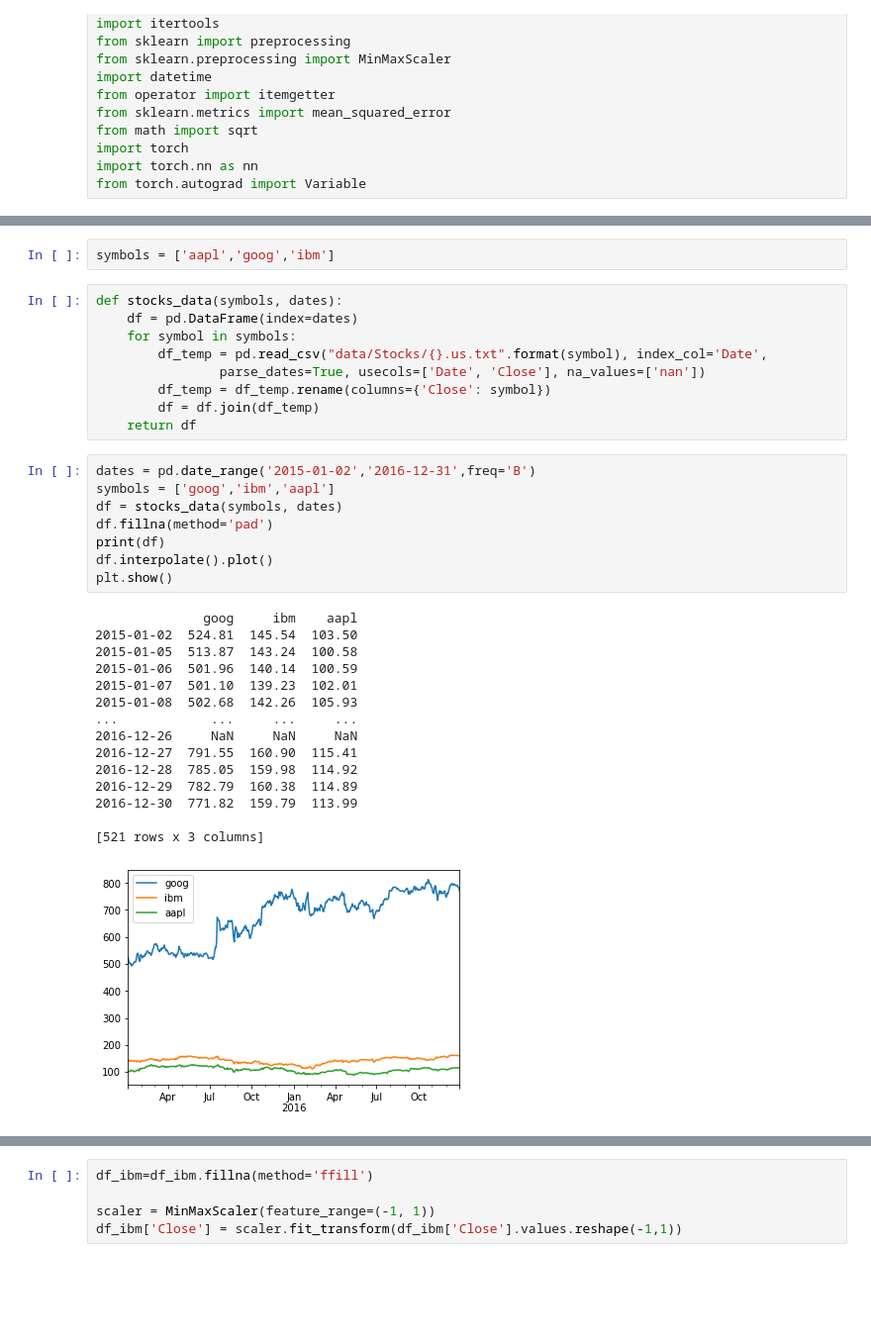
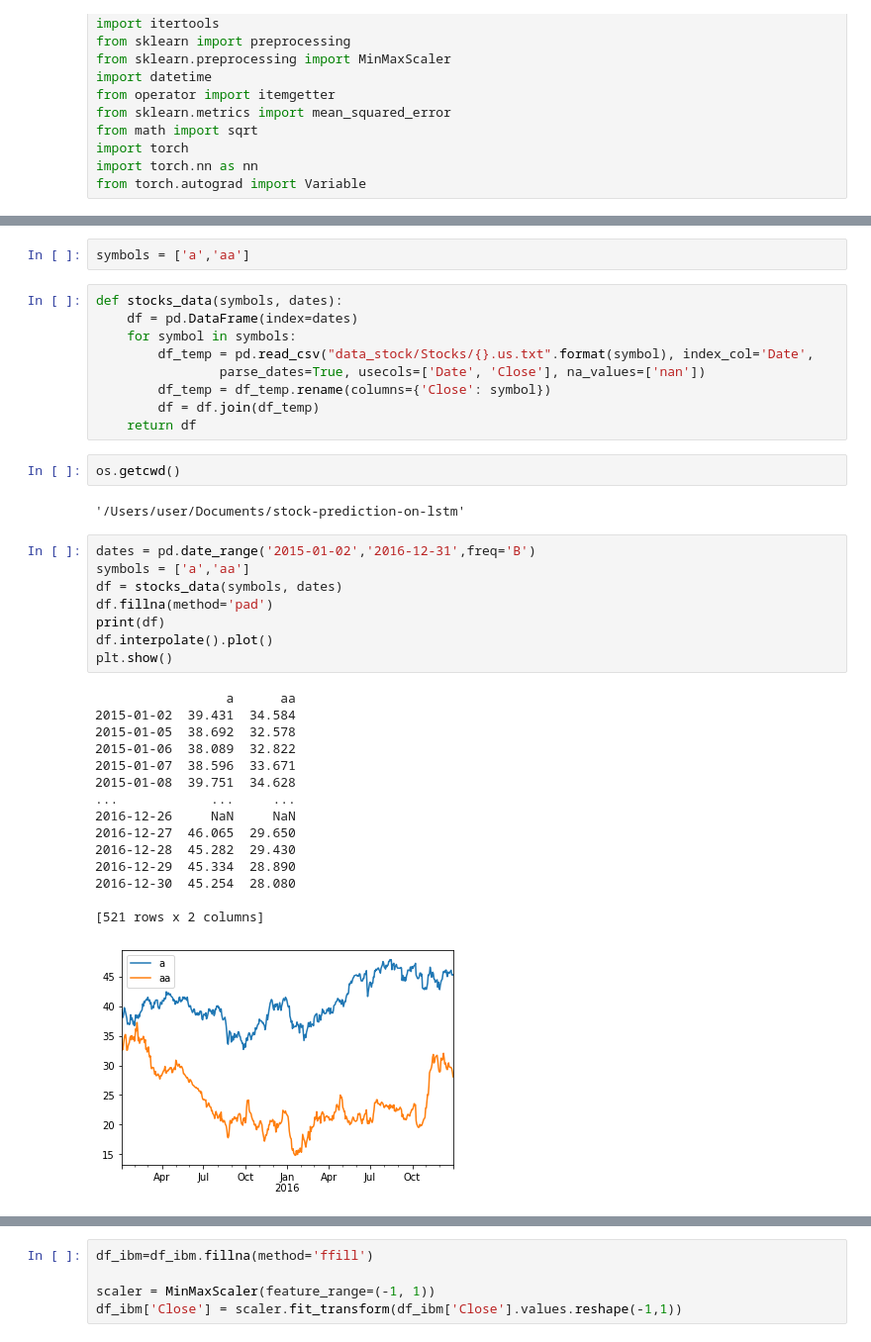
Before and after one commit to yhannahwang/stock-prediction-on-lstm, a Jupyter notebook: stock_predition.ipynb, the cells around one changed output, grey strips where cells are left out. Shown: that part at 99% size. Drawn from its saved outputs; the diff is of its cells as text; blank space fills up the shorter version.

```diff
--- a/stock_predition.ipynb
+++ b/stock_predition.ipynb
@@ -35,38 +24,42 @@ data/Stocks\aac.us.txt
-# %%
-symbols = ['aapl','goog','ibm']
+# %%
+symbols = ['a','aa']
 # %%
 def stocks_data(symbols, dates):
     df = pd.DataFrame(index=dates)
     for symbol in symbols:
-        df_temp = pd.read_csv("data/Stocks/{}.us.txt".format(symbol), index_col='Date',
+        df_temp = pd.read_csv("data_stock/Stocks/{}.us.txt".format(symbol), index_col='Date',
                 parse_dates=True, usecols=['Date', 'Close'], na_values=['nan'])
         df_temp = df_temp.rename(columns={'Close': symbol})
         df = df.join(df_temp)
     return df
+# %%
+os.getcwd()
+# %% [output]
+'/Users/user/Documents/stock-prediction-on-lstm'
 # %%
 dates = pd.date_range('2015-01-02','2016-12-31',freq='B')
-symbols = ['goog','ibm','aapl']
+symbols = ['a','aa']
 df = stocks_data(symbols, dates)
 df.fillna(method='pad')
 print(df)
 df.interpolate().plot()
 plt.show()
 # %% [output]
-              goog     ibm    aapl
-2015-01-02  524.81  145.54  103.50
-2015-01-05  513.87  143.24  100.58
-2015-01-06  501.96  140.14  100.59
-2015-01-07  501.10  139.23  102.01
-2015-01-08  502.68  142.26  105.93
-...            ...     ...     ...
-2016-12-26     NaN     NaN     NaN
-2016-12-27  791.55  160.90  115.41
-2016-12-28  785.05  159.98  114.92
-2016-12-29  782.79  160.38  114.89
-2016-12-30  771.82  159.79  113.99
+                 a      aa
+2015-01-02  39.431  34.584
+2015-01-05  38.692  32.578
+2015-01-06  38.089  32.822
+2015-01-07  38.596  33.671
+2015-01-08  39.751  34.628
+...            ...     ...
+2016-12-26     NaN     NaN
+2016-12-27  46.065  29.650
+2016-12-28  45.282  29.430
+2016-12-29  45.334  28.890
+2016-12-30  45.254  28.080
 
-[521 rows x 3 columns]
+[521 rows x 2 columns]
-[figure, old version]
+[figure, new version]
 # %%
 df.head()
 # %% [output]
```
Also changed, not shown: parts of 10 cells of this notebook, 1 other file.
